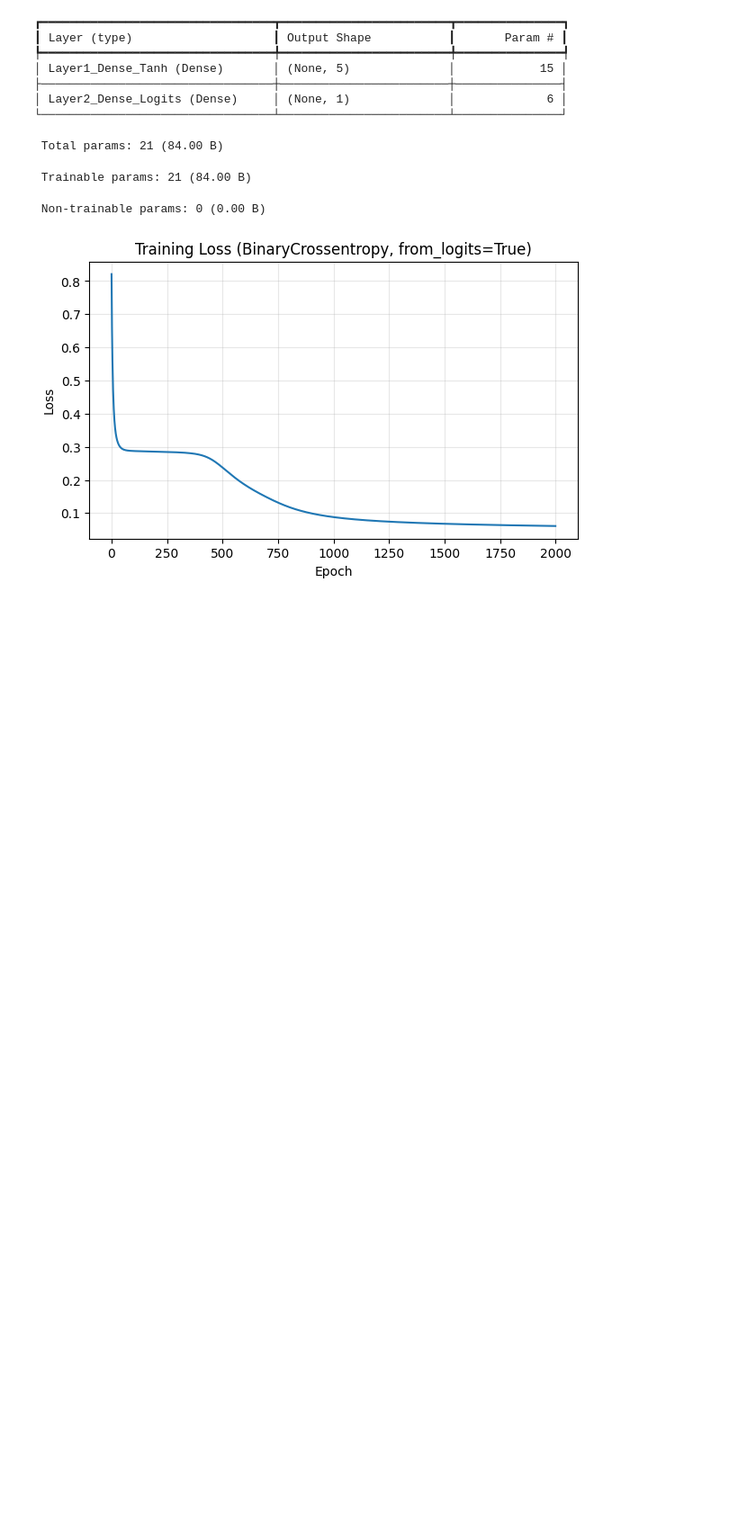
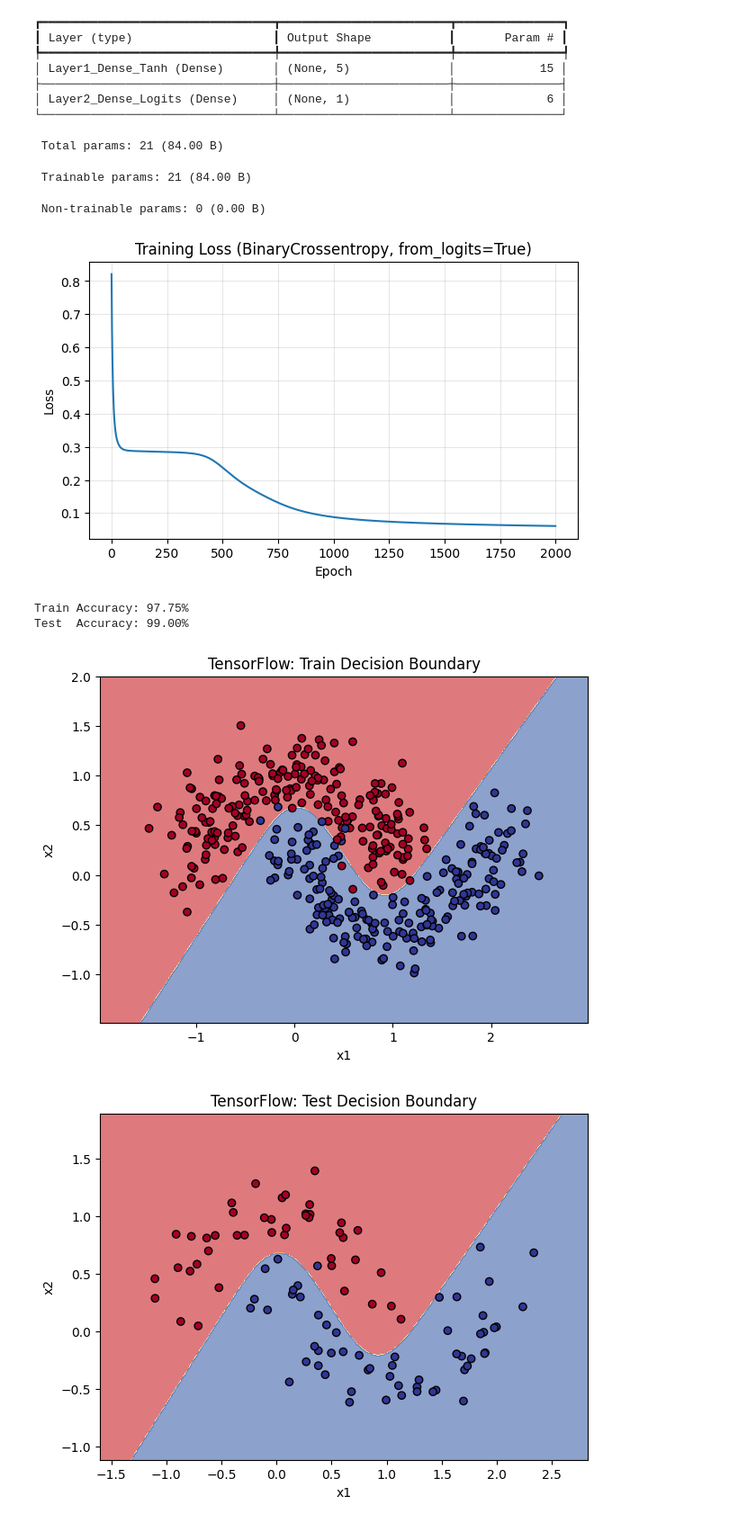
Before and after one commit to jasonTu/deep_learning_study, a Jupyter notebook: experiment1_tensorflow_version.ipynb, the cells around one changed output. Shown at 90% size. Cells and saved outputs as stored; diff of their text form; code cells hidden in the pictures; blank space fills up the shorter version.

```diff
--- a/experiment1_tensorflow_version.ipynb
+++ b/experiment1_tensorflow_version.ipynb
@@ -119,3 +119,53 @@ plt.grid(True, alpha=0.3)
 plt.show()
 # %% [output]
 [figure]
+# %%
+def predict_proba_tf(model, X):
+    logits = model.predict(X, verbose=0)
+    probs = tf.sigmoid(logits).numpy()
+    return probs
+
+def predict_label_tf(model, X, threshold=0.5):
+    probs = predict_proba_tf(model, X)
+    return (probs > threshold).astype(np.int32)
+
+train_pred = predict_label_tf(model, X_train)
+test_pred  = predict_label_tf(model, X_test)
+
+train_acc = (train_pred == y_train.astype(np.int32)).mean() * 100
+test_acc  = (test_pred  == y_test.astype(np.int32)).mean() * 100
+
+print(f"Train Accuracy: {train_acc:.2f}%")
+print(f"Test  Accuracy: {test_acc:.2f}%")
+# %% [output]
+Train Accuracy: 97.75%
+Test  Accuracy: 99.00%
+# %%
+def plot_decision_boundary_tf(model, X, y, title="Decision Boundary", step=0.01):
+    X = X.astype(np.float32)
+    y = y.flatten()
+
+    x_min, x_max = X[:, 0].min() - 0.5, X[:, 0].max() + 0.5
+    y_min, y_max = X[:, 1].min() - 0.5, X[:, 1].max() + 0.5
+
+    xx, yy = np.meshgrid(np.arange(x_min, x_max, step),
+                         np.arange(y_min, y_max, step))
+
+    grid = np.c_[xx.ravel(), yy.ravel()].astype(np.float32)
+
+    probs = predict_proba_tf(model, grid).reshape(xx.shape)
+    Z = (probs > 0.5).astype(int)
+
+    plt.figure(figsize=(7,5))
+    plt.contourf(xx, yy, Z, cmap=plt.cm.RdYlBu, alpha=0.6)
+    plt.scatter(X[:, 0], X[:, 1], c=y, cmap=plt.cm.RdYlBu, edgecolors="k")
+    plt.title(title)
+    plt.xlabel("x1"); plt.ylabel("x2")
+    plt.show()
+
+
+plot_decision_boundary_tf(model, X_train, y_train, title="TensorFlow: Train Decision Boundary")
+plot_decision_boundary_tf(model, X_test,  y_test,  title="TensorFlow: Test Decision Boundary")
+# %% [output]
+[figure, added]
+[figure, added]
```
Also changed, not shown: parts of 1 cell of this notebook, 1 other file.
